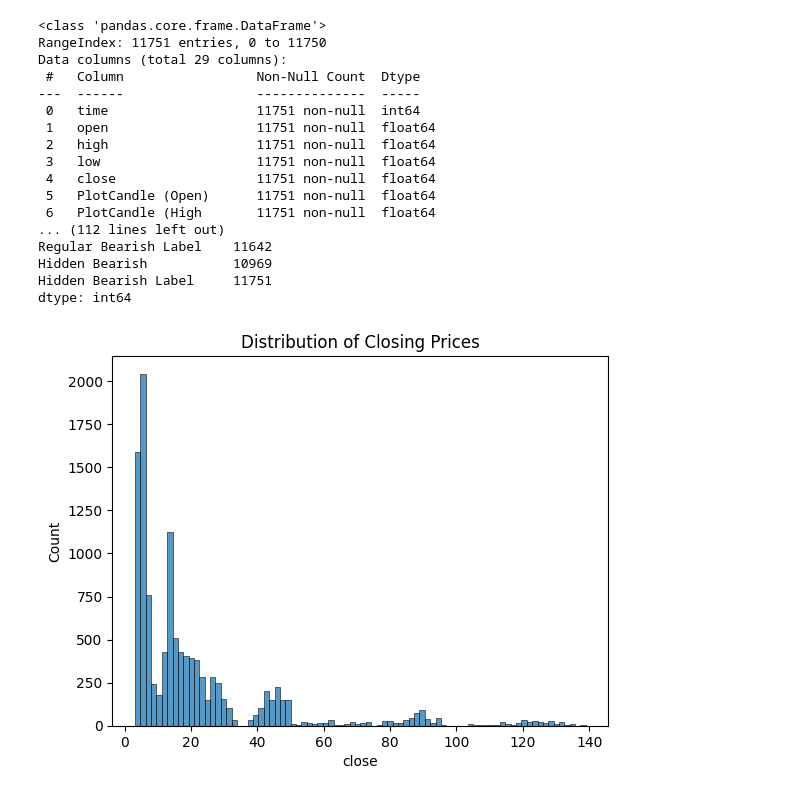
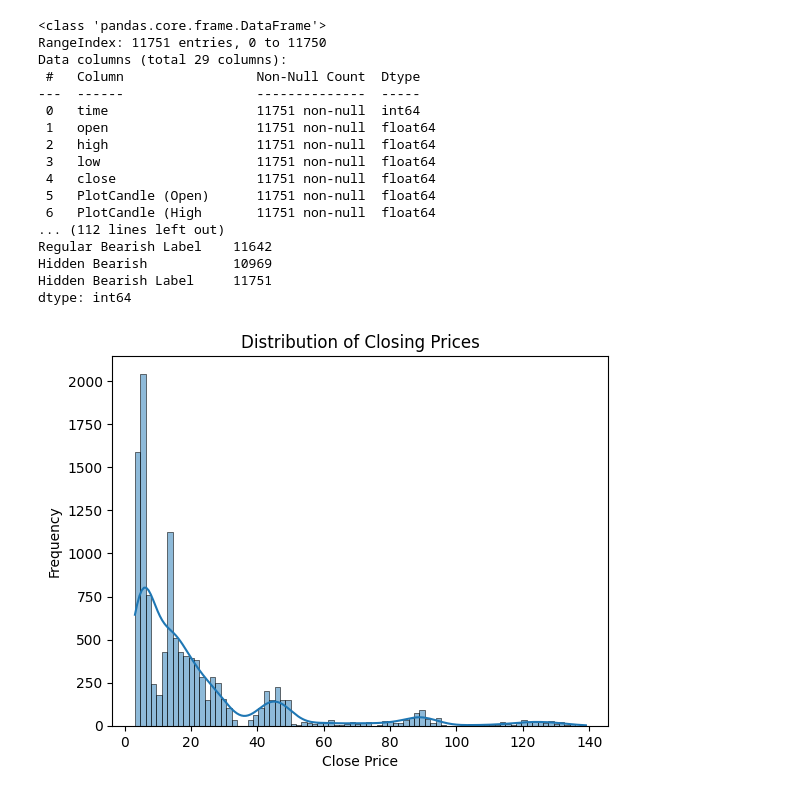
Before and after one commit to jeremiahf24/ADS-504-02-Group-7-Machine-Learning-and-Deep-Learning-for-Data-Science, a Jupyter notebook: nvda_v01.00.ipynb, the cells around one changed output. Saved outputs shown, nothing was run; the diff lists cells and outputs as text; code cells hidden in the pictures.

```diff
--- a/nvda_v01.00.ipynb
+++ b/nvda_v01.00.ipynb
@@ -17,34 +19,37 @@ print(data.describe())
 
 # Check for missing values
 print(data.isnull().sum())
 
 # Plot the distribution of the target variable (assuming 'Close' is the target)
-sns.histplot(data["close"])
+sns.histplot(data["close"], kde=True)
 plt.title("Distribution of Closing Prices")
+plt.xlabel("Close Price")
+plt.ylabel("Frequency")
 plt.show()
 
-# Display correlations
+# Calculate and display correlations
+corr = data.corr()
 plt.figure(figsize=(20, 10))
 sns.heatmap(corr, annot=True, cmap="coolwarm")
 plt.title("Correlation Matrix")
 plt.show()
 # %% [output]
 <class 'pandas.core.frame.DataFrame'>
 RangeIndex: 11751 entries, 0 to 11750
 Data columns (total 29 columns):
  #   Column                 Non-Null Count  Dtype
 ---  ------                 --------------  -----
  0   time                   11751 non-null  int64
  1   open                   11751 non-null  float64
  2   high                   11751 non-null  float64
  3   low                    11751 non-null  float64
  4   close                  11751 non-null  float64
  5   PlotCandle (Open)      11751 non-null  float64
  6   PlotCandle (High       11751 non-null  float64
 ... (112 lines left out)
 Regular Bearish Label    11642
 Hidden Bearish           10969
 Hidden Bearish Label     11751
 dtype: int64
-[figure, old version]
+[figure, new version]
 [figure]
```
Also changed, not shown: parts of 4 cells of this notebook.
